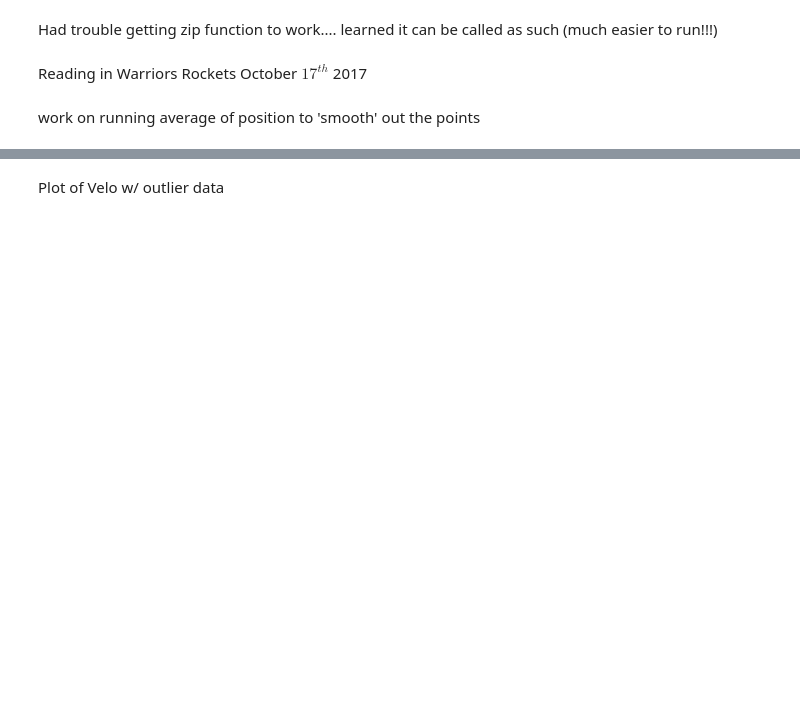
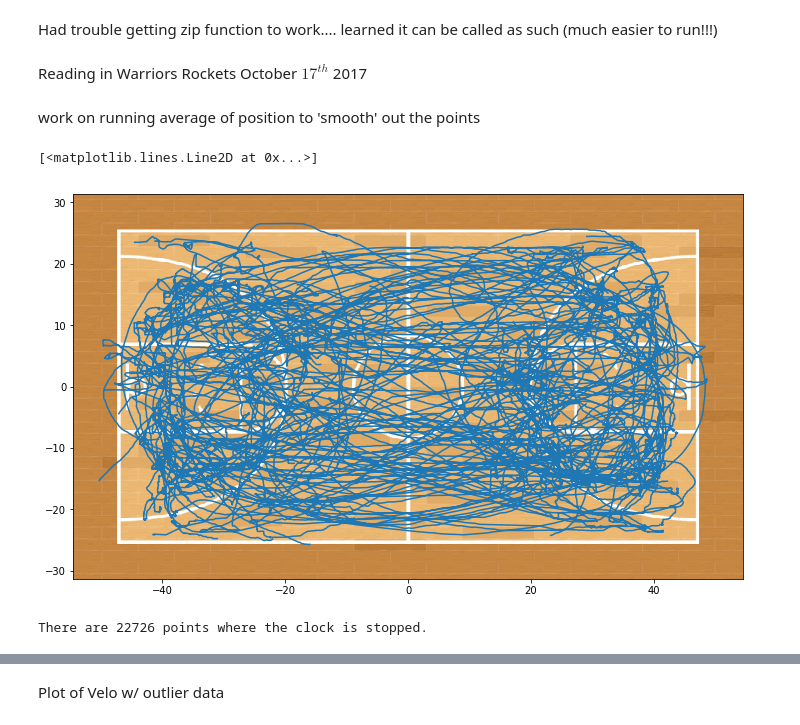
Before and after one commit to stibbs1998/basketball_analytics2018, a Jupyter notebook: json_related/sandbox.ipynb, the cells around one changed output, grey strips where cells are left out. Saved outputs shown, nothing was run; the diff lists cells and outputs as text; code cells hidden in the pictures; blank space fills up the shorter version.

```diff
--- a/json_related/sandbox.ipynb
+++ b/json_related/sandbox.ipynb
@@ -33,10 +33,14 @@ time = np.linspace(0,len(x),len(x))*0.04
 # %%
 from imageio import imread
 import matplotlib.pylab as plt
 %matplotlib inline
 
 plt.figure(figsize=(12,10))
 img = imread("court.png")
 plt.imshow(img,zorder=0, extent = [-54.5,54.5,-31.3,31.3])
+plt.plot(x,y)
+# %% [output]
+[<matplotlib.lines.Line2D at 0x...>]
+[figure, added]
 # %%
 def moving_average(a, n) : #https://stackoverflow.com/questions/14313510/how-to-calculate-moving-average-using-numpy
@@ -44,5 +48,17 @@ def moving_average(a, n) : #https://stackoverflow.com/questions/14313510/how-to-
     ret[n:] = ret[n:] - ret[:-n]
     return ret[n - 1:] / n
+# %%
+count = 0
+false_count = 0
+on_court = game1['2017/10/17/HOUGSW/']['on_court']
+for i in range(len(on_court)):
+    if on_court[i] == True:
+        count+= 1
+    else:
+        false_count +=1
+print("There are %d points where the clock is stopped." %count)
+# %% [output]
+There are 22726 points where the clock is stopped.
 # %%
 new_x = moving_average(x,n=5)
 new_y = moving_average(y,n=5)
```
Also changed, not shown: parts of 13 cells of this notebook.
